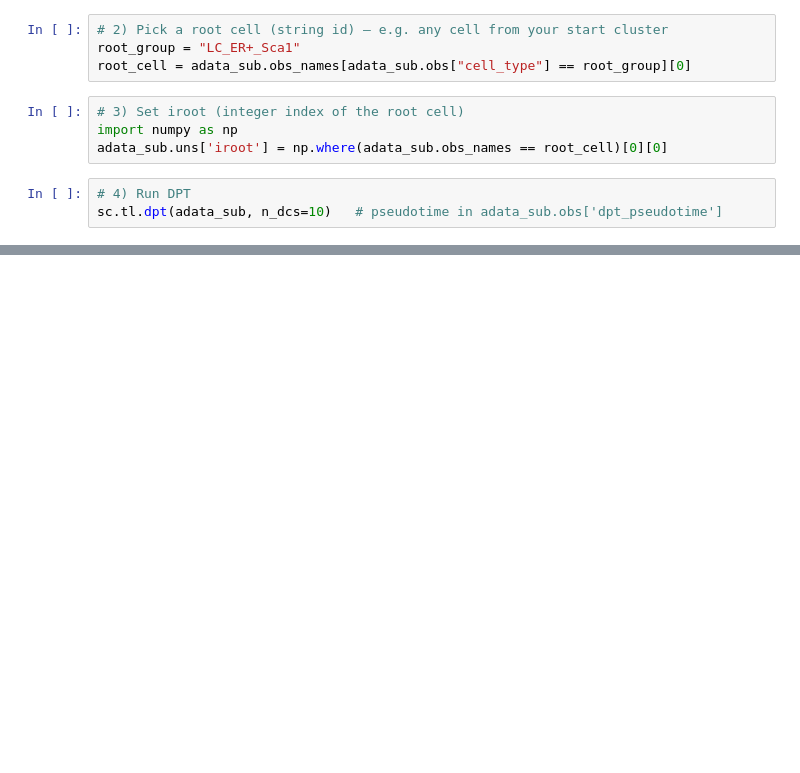
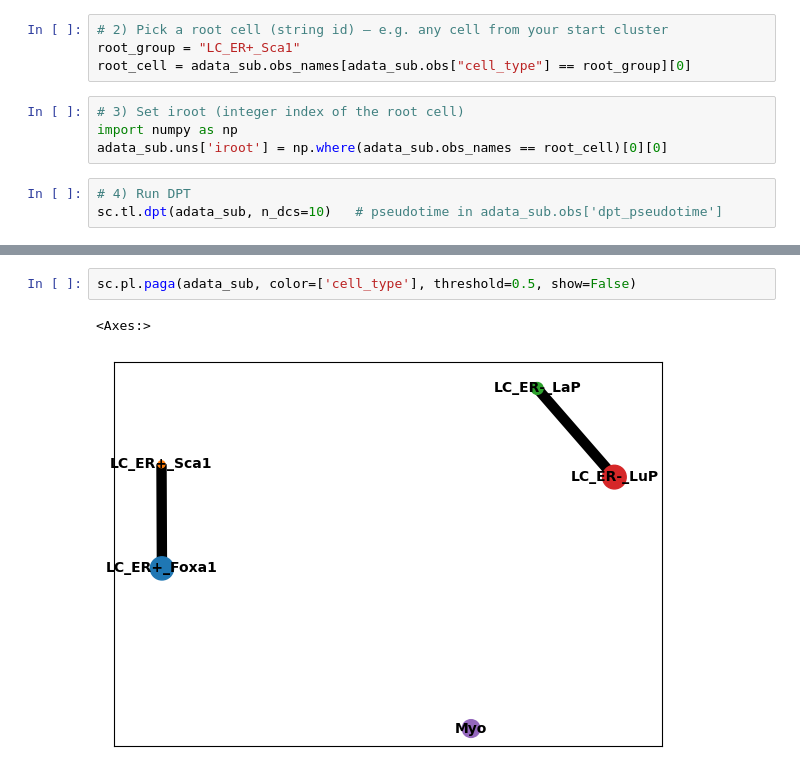
Before and after one commit to yurasong/Pik3ca_MG_analysis, a Jupyter notebook: 01_scRNA-seq/01-01_CTL-ERPik-KitPik/04_Pseudotime-RNAVelocity/05_PAGA/PAGA_CTL.ipynb, the cells around one changed output, grey strips where cells are left out. Drawn from its saved outputs; the diff is of its cells as text; blank space fills up the shorter version.

```diff
--- a/01_scRNA-seq/01-01_CTL-ERPik-KitPik/04_Pseudotime-RNAVelocity/05_PAGA/PAGA_CTL.ipynb
+++ b/01_scRNA-seq/01-01_CTL-ERPik-KitPik/04_Pseudotime-RNAVelocity/05_PAGA/PAGA_CTL.ipynb
@@ -57,0 +72,5 @@ sc.tl.dpt(adata_sub, n_dcs=10)   # pseudotime in adata_sub.obs['dpt_pseudotime']
+# %%
+sc.pl.paga(adata_sub, color=['cell_type'], threshold=0.5, show=False)
+# %% [output]
+<Axes:>
+[figure, added]
```
Also changed, not shown: parts of 11 cells of this notebook, 2 other files.
